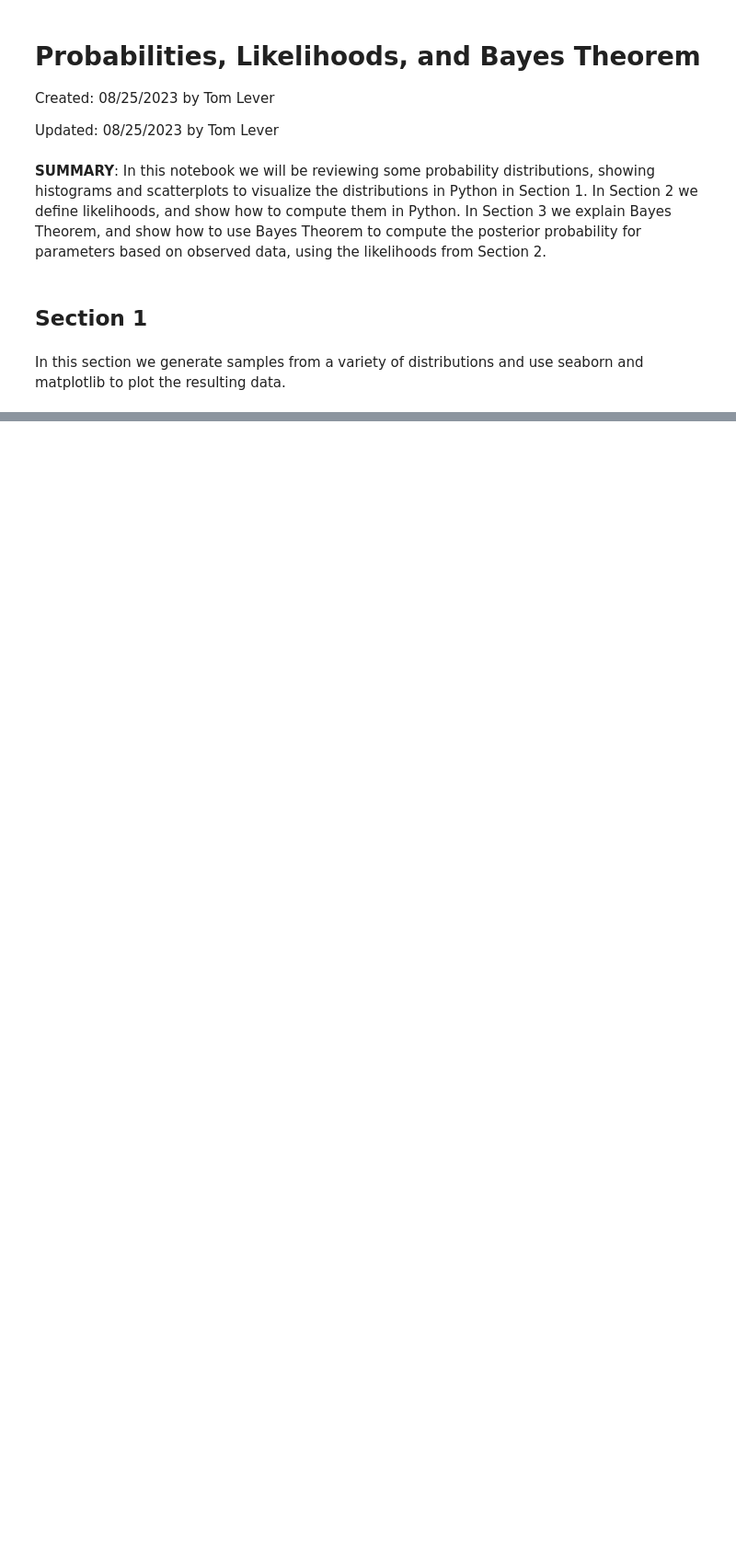
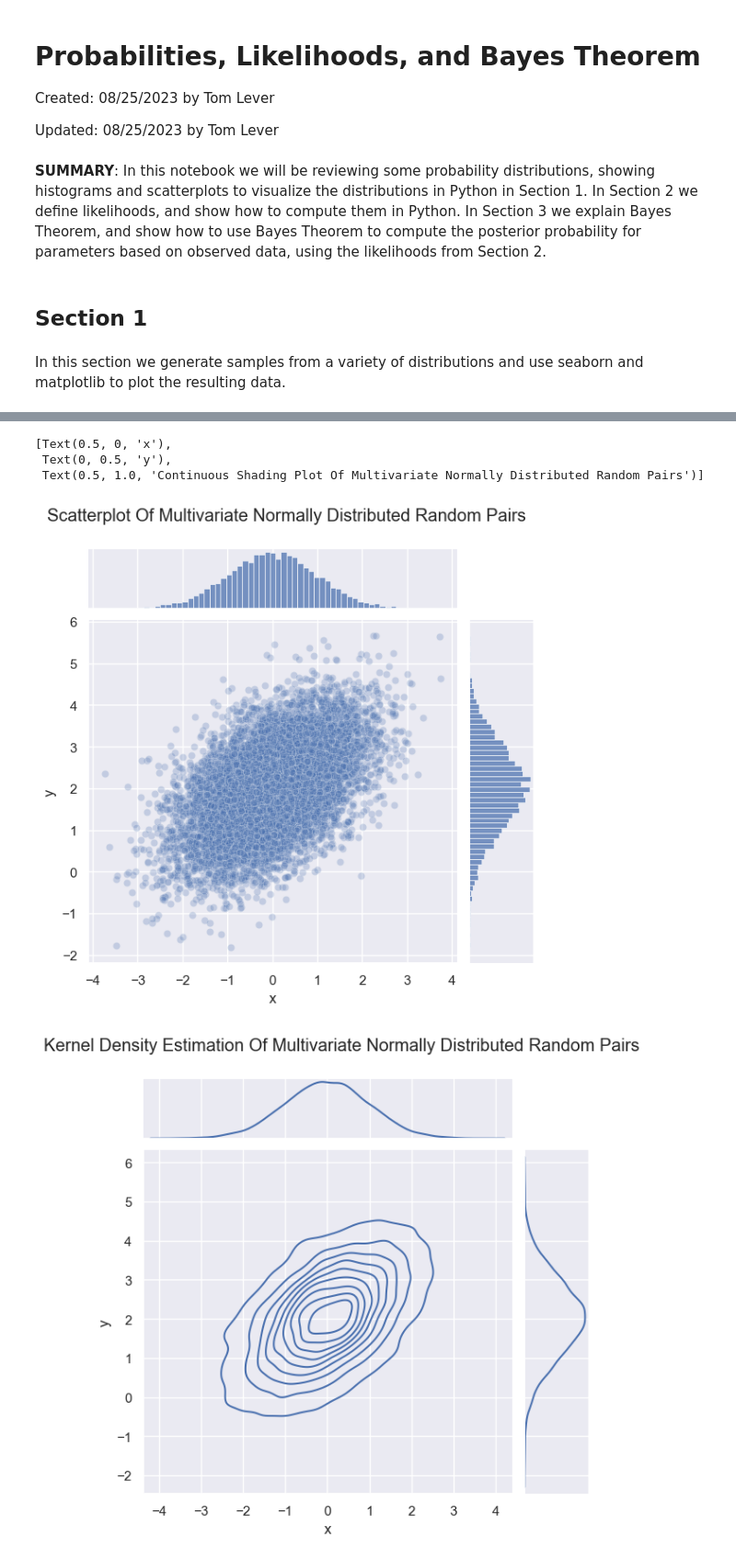
Before and after one commit to tslever/Tom_Levers_Public_Git_Repository, a Jupyter notebook: UVA/5--Bayesian_Machine_Learning/Probabilities_Likelihoods_And_Bayes_Theorem.ipynb, the cells around one changed output, grey strips where cells are left out. Shown at 92% size. Drawn from its saved outputs; the diff is of its cells as text; code cells hidden in the pictures; blank space fills up the shorter version.

Commit message:
Visualized multivariate normal distribution and Wishart distributed random matrices with height and width equal to number of degrees of freedom

```diff
--- a/UVA/5--Bayesian_Machine_Learning/Probabilities_Likelihoods_And_Bayes_Theorem.ipynb
+++ b/UVA/5--Bayesian_Machine_Learning/Probabilities_Likelihoods_And_Bayes_Theorem.ipynb
@@ -416,0 +417,60 @@ https://gist.github.com/mwaskom/de44147ed2974457ad6372750bbe5751
+# %%
+sample_size = 10000
+mean = [0, 2]
+covariance = [
+    (1, 0.5),
+    (0.5, 1)
+]
+array_of_multivariate_normally_distributed_random_pairs = np.random.multivariate_normal(
+    mean = mean,
+    cov = covariance,
+    size = sample_size
+)
+import pandas as pd
+data_frame_of_multivariate_normally_distributed_random_pairs = pd.DataFrame(
+    data = array_of_multivariate_normally_distributed_random_pairs,
+    columns = ["x", "y"]
+)
+import seaborn as sns
+sns.set(color_codes = True)
+sns.set(rc = {'figure.figsize': (10, 5)})
+
+the_Axes = sns.jointplot(x = "x", y = "y", data = data_frame_of_multivariate_normally_distributed_random_pairs, alpha = 0.25)
+the_Axes.fig.subplots_adjust(top = 0.9)
+the_Axes.fig.suptitle("Scatterplot Of Multivariate Normally Distributed Random Pairs")
+
+the_Axes = sns.jointplot(x = "x", y = "y", data = data_frame_of_multivariate_normally_distributed_random_pairs, kind = "kde")
+the_Axes.fig.subplots_adjust(top = 0.9)
+the_Axes.fig.suptitle("Kernel Density Estimation Of Multivariate Normally Distributed Random Pairs")
+
+the_Axes = sns.jointplot(
+    x = "x",
+    y = "y",
+    data = data_frame_of_multivariate_normally_distributed_random_pairs,
+    alpha = 0.3
+)
+the_Axes = the_Axes.plot_joint(
+    sns.kdeplot,
+    zorder = 1,
+    n_levels = 6
+)
+
+the_Axes = sns.jointplot(x = "x", y = "y", data = data_frame_of_multivariate_normally_distributed_random_pairs, kind = "hex", color = "k")
+the_Axes.fig.subplots_adjust(top = 0.9)
+the_Axes.fig.suptitle("Hexbin Plot Of Multivariate Normally Distributed Random Pairs")
+
+figure, the_Axes = plt.subplots(figsize = (6, 6))
+cmap = sns.cubehelix_palette(as_cmap = True, dark = 0, light = 1, reverse = True)
+the_Axes = sns.kdeplot(
+    x = data_frame_of_multivariate_normally_distributed_random_pairs.x,
+    y = data_frame_of_multivariate_normally_distributed_random_pairs.y,
+    palette = cmap,
+    n_levels = 60,
+    shade = True
+)
+the_Axes.set(
+    xlabel = "x",
+    ylabel = "y",
+    title = f"Continuous Shading Plot Of Multivariate Normally Distributed Random Pairs"
+)
+# %% [output]
@@ -416,0 +481,5 @@ https://gist.github.com/mwaskom/de44147ed2974457ad6372750bbe5751
+[Text(0.5, 0, 'x'),
+ Text(0, 0.5, 'y'),
+ Text(0.5, 1.0, 'Continuous Shading Plot Of Multivariate Normally Distributed Random Pairs')]
+[figure, added]
+[figure, added]
```
Also changed, not shown: parts of 15 cells of this notebook, 9 other files.
